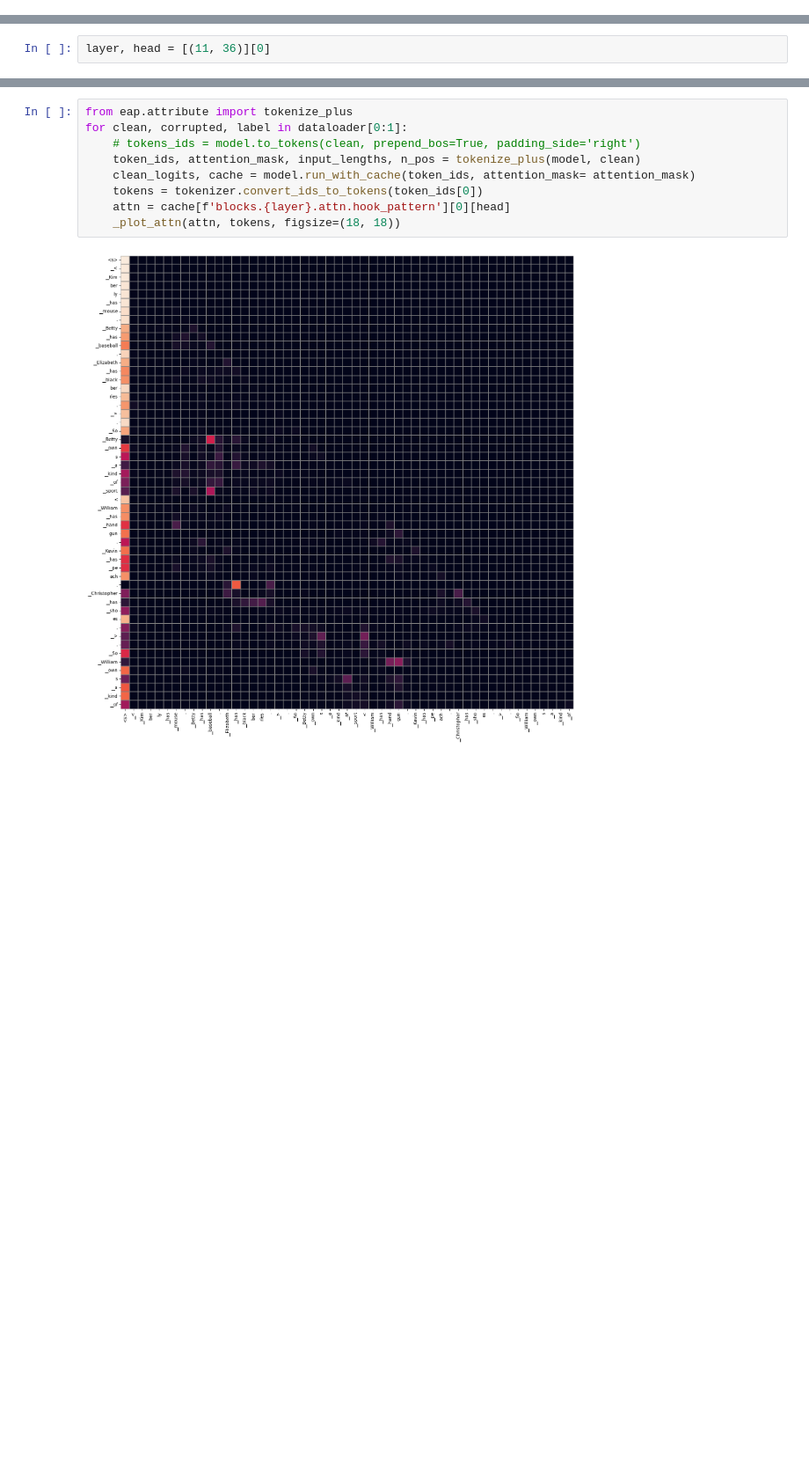
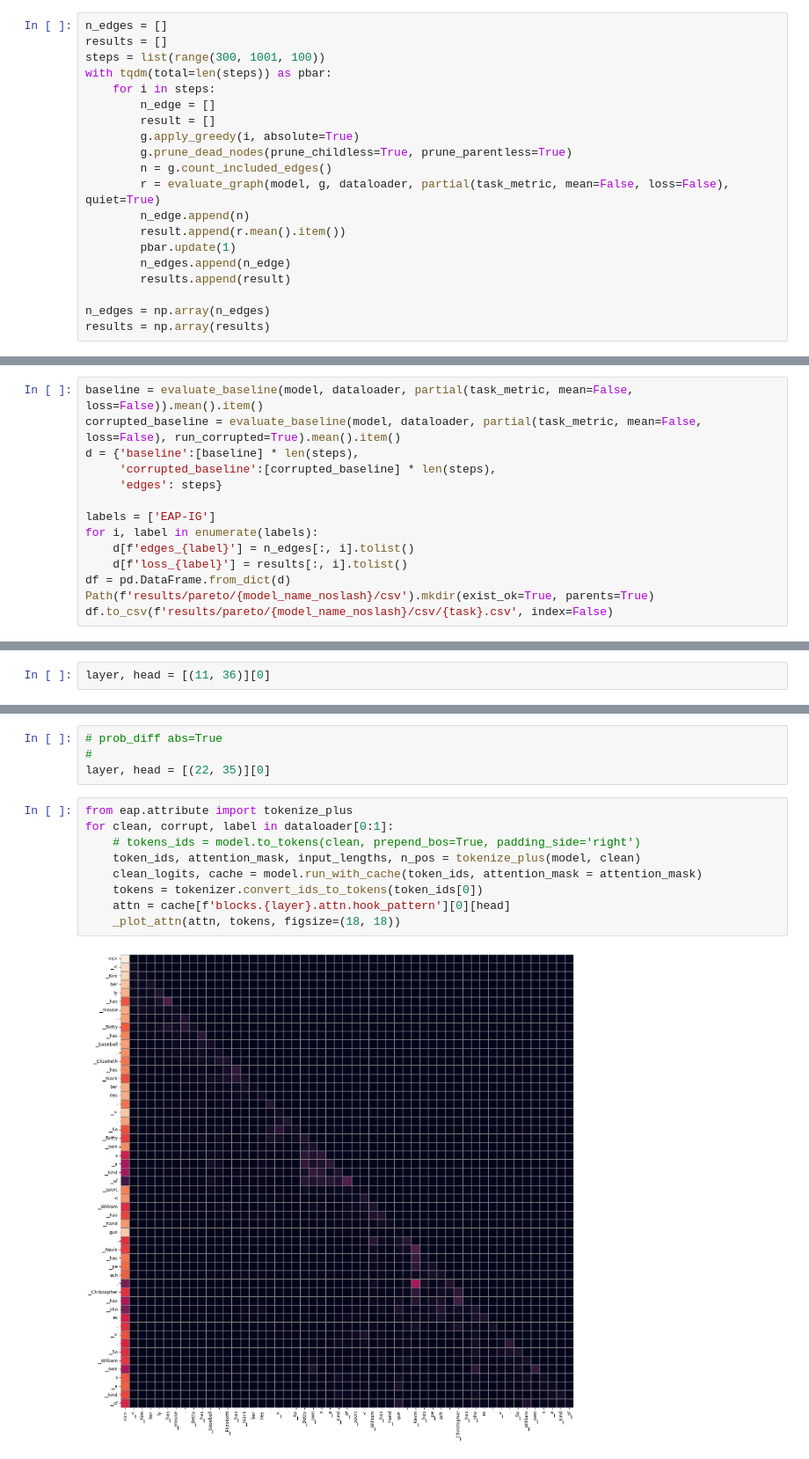
Before and after one commit to P1NKBR2/eap-ig-faithfulness, a Jupyter notebook: vicuna-33b-eap.ipynb, the cells around one changed output, grey strips where cells are left out. Shown at 88% size. Saved outputs shown, nothing was run; the diff lists cells and outputs as text; blank space fills up the shorter version.

Commit message:
evaluate代码修改

```diff
--- a/vicuna-33b-eap.ipynb
+++ b/vicuna-33b-eap.ipynb
@@ -118,0 +136,20 @@ print('运行时间：%s s' %(T2 - T1))
+# %%
+n_edges = []
+results = []
+steps = list(range(300, 1001, 100))
+with tqdm(total=len(steps)) as pbar:
+    for i in steps:
+        n_edge = []
+        result = []
+        g.apply_greedy(i, absolute=True)
+        g.prune_dead_nodes(prune_childless=True, prune_parentless=True)
+        n = g.count_included_edges()
+        r = evaluate_graph(model, g, dataloader, partial(task_metric, mean=False, loss=False), quiet=True)
+        n_edge.append(n)
+        result.append(r.mean().item())
+        pbar.update(1)
+        n_edges.append(n_edge)
+        results.append(result)
+
+n_edges = np.array(n_edges)
+results = np.array(results)
@@ -119 +158,15 @@ print('运行时间：%s s' %(T2 - T1))
+# %%
+baseline = evaluate_baseline(model, dataloader, partial(task_metric, mean=False, loss=False)).mean().item()
+corrupted_baseline = evaluate_baseline(model, dataloader, partial(task_metric, mean=False, loss=False), run_corrupted=True).mean().item()
+d = {'baseline':[baseline] * len(steps),
+     'corrupted_baseline':[corrupted_baseline] * len(steps),
+     'edges': steps}
+
+labels = ['EAP-IG']
+for i, label in enumerate(labels):
+    d[f'edges_{label}'] = n_edges[:, i].tolist()
+    d[f'loss_{label}'] = results[:, i].tolist()
+df = pd.DataFrame.from_dict(d)
+Path(f'results/pareto/{model_name_noslash}/csv').mkdir(exist_ok=True, parents=True)
+df.to_csv(f'results/pareto/{model_name_noslash}/csv/{task}.csv', index=False)
 # %%
@@ -139,11 +204,15 @@ layer, head = [(11, 36)][0]
+# %%
+# prob_diff abs=True
+#
+layer, head = [(22, 35)][0]
 # %%
 from eap.attribute import tokenize_plus
-for clean, corrupted, label in dataloader[0:1]:
+for clean, corrupt, label in dataloader[0:1]:
     # tokens_ids = model.to_tokens(clean, prepend_bos=True, padding_side='right')
     token_ids, attention_mask, input_lengths, n_pos = tokenize_plus(model, clean)
-    clean_logits, cache = model.run_with_cache(token_ids, attention_mask= attention_mask)
+    clean_logits, cache = model.run_with_cache(token_ids, attention_mask = attention_mask)
     tokens = tokenizer.convert_ids_to_tokens(token_ids[0])
     attn = cache[f'blocks.{layer}.attn.hook_pattern'][0][head]
     _plot_attn(attn, tokens, figsize=(18, 18))
 # %% [output]
-[figure, old version]
+[figure, new version]
```
Also changed, not shown: parts of 14 cells of this notebook, 8 other files.
